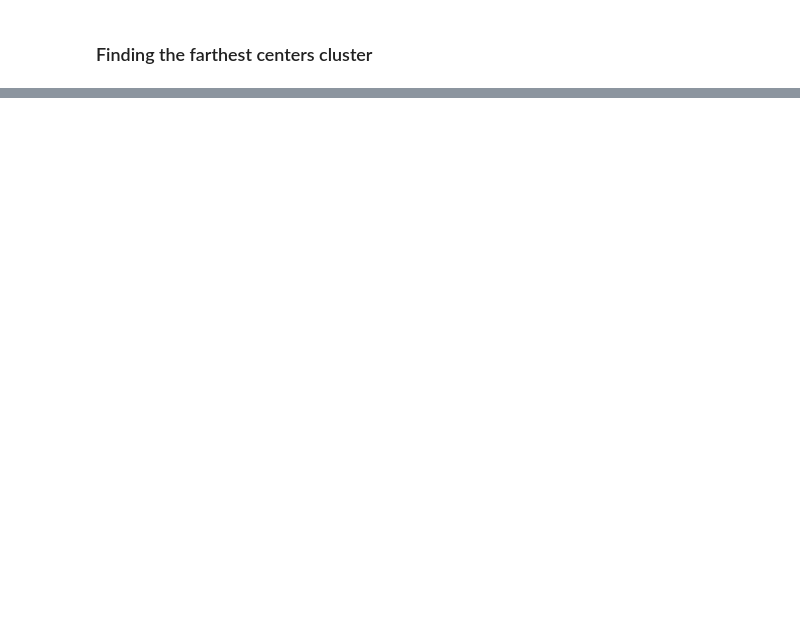
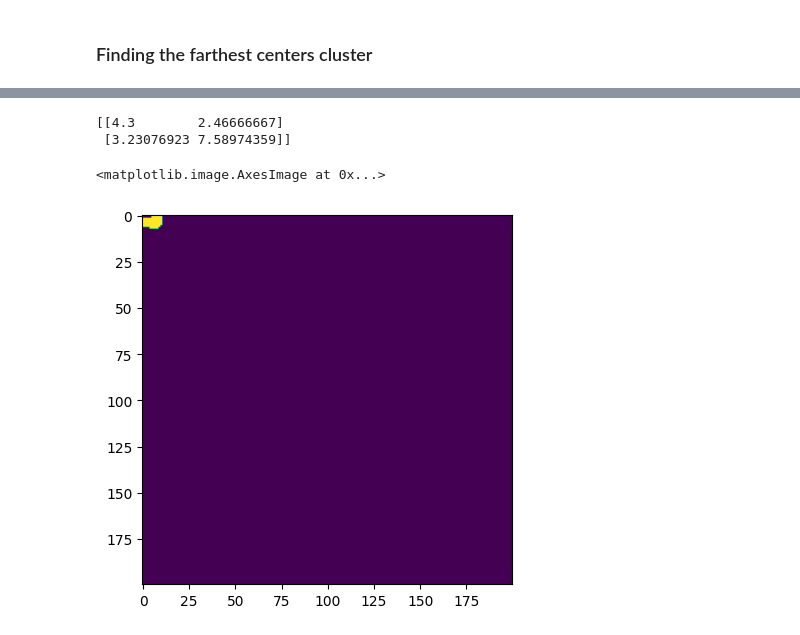
Before and after one commit to FrankVanzeler/Digital-Rock-Analysis-, a Jupyter notebook: Pore_tortuosity.ipynb, the cells around one changed output, grey strips where cells are left out. Cells and saved outputs as stored; diff of their text form; code cells hidden in the pictures; blank space fills up the shorter version.

```diff
--- a/Pore_tortuosity.ipynb
+++ b/Pore_tortuosity.ipynb
@@ -645,0 +743,8 @@ The index of the cluster in resultados_kmeans: 22
+# %%
+print(list_of_centers_connected_regions[0])
+plt.imshow(list_connected_regions[0])
+# %% [output]
+[[4.3        2.46666667]
+ [3.23076923 7.58974359]]
+<matplotlib.image.AxesImage at 0x...>
+[figure, added]
```
Also changed, not shown: parts of 45 cells of this notebook.
